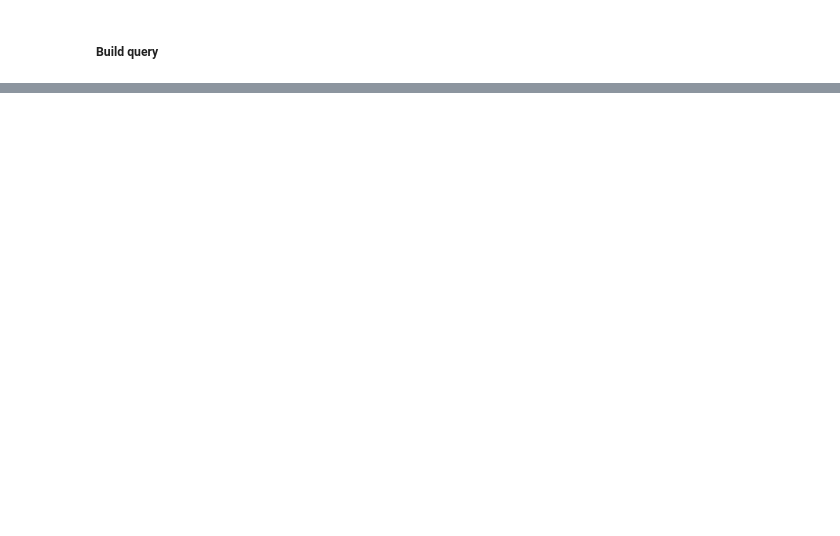
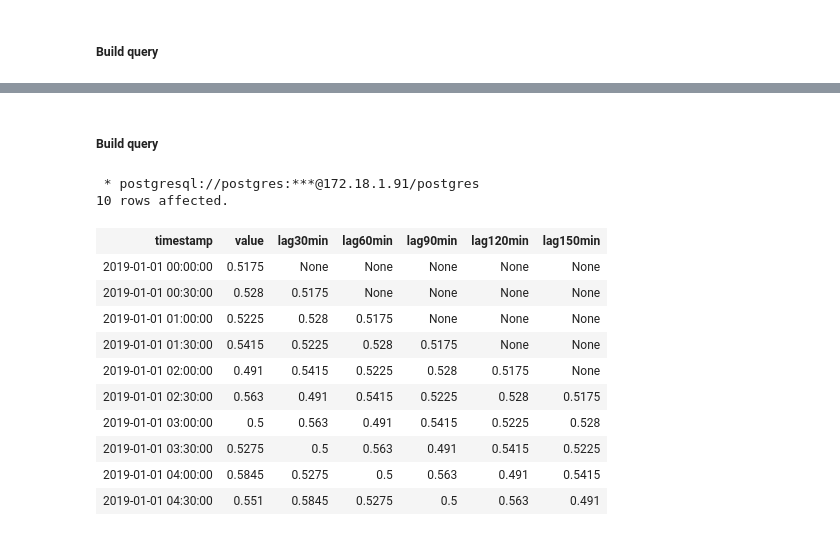
Before and after one commit to dimandms/sql_timeseries, a Jupyter notebook: lessons.ipynb, the cells around one changed output, grey strips where cells are left out. Saved outputs shown, nothing was run; the diff lists cells and outputs as text; code cells hidden in the pictures; blank space fills up the shorter version.

```diff
--- a/lessons.ipynb
+++ b/lessons.ipynb
@@ -220,0 +222,30 @@ ORDER BY fasility,
+# %% [markdown]
+##### Build query
+# %%
+%%sql
+
+select
+    timestamp,
+    value,
+    lag(value, 1) over() as lag30min,
+    lag(value, 2) over() as lag60min,
+    lag(value, 3) over() as lag90min,
+    lag(value, 4) over() as lag120min,
+    lag(value, 5) over() as lag150min
+from  metering_data
+where device=101
+limit 10;
+# %% [output]
+ * postgresql://postgres:***@172.18.1.91/postgres
+10 rows affected.
+| timestamp | value | lag30min | lag60min | lag90min | lag120min | lag150min |
+| 2019-01-01 00:00:00 | 0.5175 | None | None | None | None | None |
+| 2019-01-01 00:30:00 | 0.528 | 0.5175 | None | None | None | None |
+| 2019-01-01 01:00:00 | 0.5225 | 0.528 | 0.5175 | None | None | None |
+| 2019-01-01 01:30:00 | 0.5415 | 0.5225 | 0.528 | 0.5175 | None | None |
+| 2019-01-01 02:00:00 | 0.491 | 0.5415 | 0.5225 | 0.528 | 0.5175 | None |
+| 2019-01-01 02:30:00 | 0.563 | 0.491 | 0.5415 | 0.5225 | 0.528 | 0.5175 |
+| 2019-01-01 03:00:00 | 0.5 | 0.563 | 0.491 | 0.5415 | 0.5225 | 0.528 |
+| 2019-01-01 03:30:00 | 0.5275 | 0.5 | 0.563 | 0.491 | 0.5415 | 0.5225 |
+| 2019-01-01 04:00:00 | 0.5845 | 0.5275 | 0.5 | 0.563 | 0.491 | 0.5415 |
+| 2019-01-01 04:30:00 | 0.551 | 0.5845 | 0.5275 | 0.5 | 0.563 | 0.491 |
```
Also changed, not shown: parts of 16 cells of this notebook.
